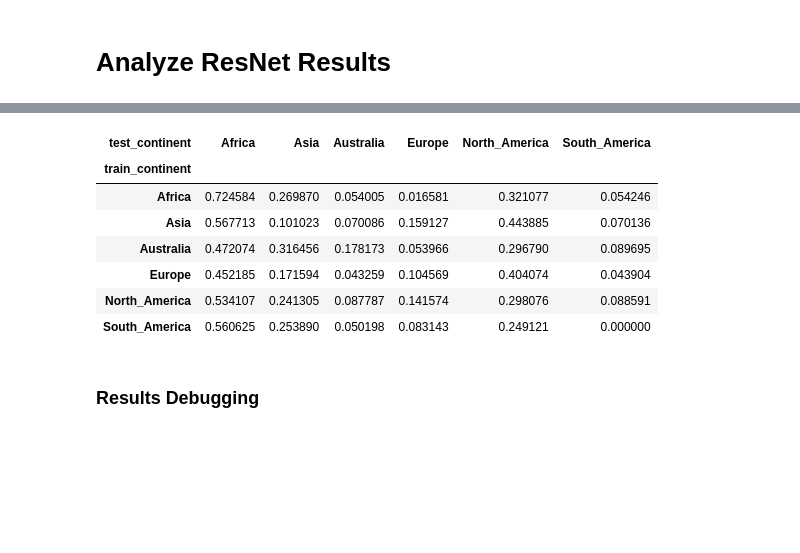
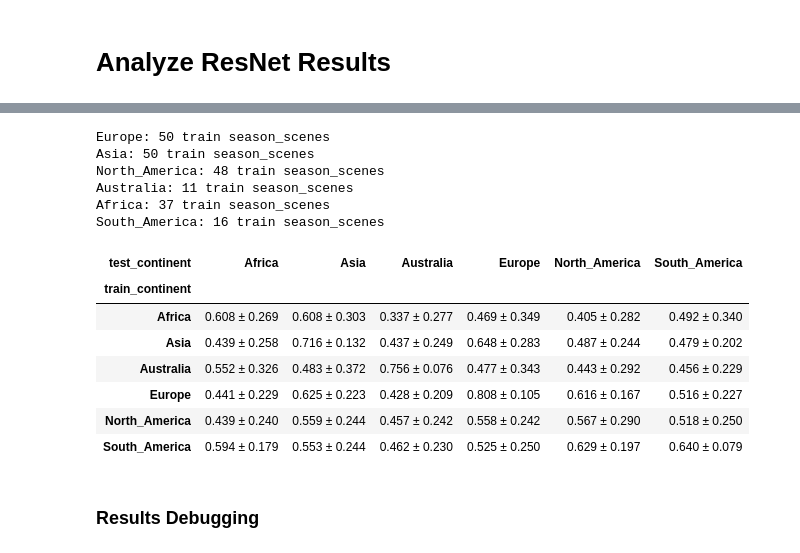
Before and after one commit to lucashu1/land-cover, a Jupyter notebook: sen12ms_viz.ipynb, the cells around one changed output, grey strips where cells are left out. Drawn from its saved outputs; the diff is of its cells as text; code cells hidden in the pictures; blank space fills up the shorter version.

Commit message:
update results notebook

```diff
--- a/sen12ms_viz.ipynb
+++ b/sen12ms_viz.ipynb
@@ -85,7 +85,7 @@ def scene_dir_to_season_scene(scene_dir):
     scene = season_scene.split('_')[1]
     return "{}_{}".format(season, scene)
 
-def get_train_season_scenes(results_file):
+def get_train_val_season_scenes(results_file):
     '''
     Given a results filepath, get the corresponding train-val-split filepath
     '''
@@ -96,12 +96,13 @@ def get_train_season_scenes(results_file):
     else:
         return None
     train_val_split_file = os.path.join(train_val_splits_dir, \
-                                        results_file.replace('weights_results.pkl', 'train-val-split.json'))
+                                        results_file.replace('results.json', 'train-val-split.json'))
     train_val_split = json.load(open(train_val_split_file))
     train_scene_dirs = train_val_split['train_scene_dirs']
     val_scene_dirs = train_val_split['val_scene_dirs']
     train_season_scenes = [scene_dir_to_season_scene(scene_dir) for scene_dir in train_scene_dirs]
-    return train_season_scenes
+    val_season_scenes = [scene_dir_to_season_scene(scene_dir) for scene_dir in val_scene_dirs]
+    return train_season_scenes, val_season_scenes
 # %%
 ### RESULTS BY SEASON ###
 
@@ -176,52 +187,60 @@ train_continent_to_test_continent_results = defaultdict(lambda: defaultdict(list
 with open('./all_scene_locations.json', 'r') as f:
     all_scene_locations = json.load(f)
 
 continent_model_results = [fname for fname in os.listdir(results_dir) \
-                            if 'continent' in fname and fname.endswith('.pkl')]
+                            if 'continent' in fname and fname.endswith('.json')]
 
 # iterate over all files in results_dir
 for file in continent_model_results:
     # get pickled results
-    with open(os.path.join(results_dir, file), 'rb') as f:
-        results_by_season = pickle.load(f)
+    with open(os.path.join(results_dir, file), 'r') as f:
+        results_by_season = json.load(f)
     # get train_continent, train_scene from filename
     train_continent = file.split('continent_')[1].split('_resnet')[0]
     # get season_scenes on which this model was trained
-    train_season_scenes = get_train_season_scenes(file)
+    train_season_scenes, val_season_scenes = get_train_val_season_scenes(file)
+    print('{}: {} train season_scenes'.format(train_continent, len(train_season_scenes)))
     # store results in overall dict
     for full_test_season, test_results in results_by_season.items():
         test_season = full_test_season.split('_')[1] # remove 'ROIs'
         for test_scene, (loss, acc) in test_results.items():
             season_scene = "{}_{}".format(test_season, test_scene)
             # if model was trained on this scene, don't use the results
-            # TODO: if you do 'not in', you get train accuracies, which are awful for every continent but Asia
             if season_scene in train_season_scenes:
                 continue
             _, _, test_continent = all_scene_locations["{}_{}".format(full_test_season, test_scene)]
             test_continent = test_continent.replace(' ', '_')
             train_continent_to_test_continent_results[train_continent][test_continent].append(acc)
 
 # train_season --> test_season --> avg accuracy
-avg_train_continent_to_test_continent_results = defaultdict(dict)
+avg_train_continent_to_test_continent_acc = defaultdict(dict)
+avg_train_continent_to_test_continent_std = defaultdict(dict)
 for train_continent in train_continent_to_test_continent_results:
     for test_continent, accs in train_continent_to_test_continent_results[train_continent].items():
-        avg_train_continent_to_test_continent_results[train_continent][test_continent] = np.mean(accs)
+        avg_train_continent_to_test_continent_acc[train_continent][test_continent] = '{:.3f} ± {:.3f}'.format(np.mean(accs), np.std(accs))
+        avg_train_continent_to_test_continent_std[train_continent][test_continent] = np.std(accs)
 
-# get DF of results
-results_df = pd.DataFrame(avg_train_continent_to_test_continent_results)
-results_df = results_df.rename_axis("train_continent", axis="index").rename_axis("test_continent", axis="columns")
-results_df = results_df.sort_index(axis="index").sort_index(axis="columns")
-results_df.name = 'Cross-Continent Classification Accuracy'
-results_df
+# get DF of results (acc)
+acc_df = pd.DataFrame(avg_train_continent_to_test_continent_acc)
+acc_df = acc_df.rename_axis("train_continent", axis="index").rename_axis("test_continent", axis="columns")
+acc_df = acc_df.sort_index(axis="index").sort_index(axis="columns")
+acc_df.name = 'Cross-Continent Classification Accuracy'
+acc_df
 # %% [output]
+Europe: 50 train season_scenes
+Asia: 50 train season_scenes
+North_America: 48 train season_scenes
+Australia: 11 train season_scenes
+Africa: 37 train season_scenes
+South_America: 16 train season_scenes
 | test_continent | Africa | Asia | Australia | Europe | North_America | South_America |
 | train_continent |  |  |  |  |  |  |
-| Africa | 0.724584 | 0.269870 | 0.054005 | 0.016581 | 0.321077 | 0.054246 |
-| Asia | 0.567713 | 0.101023 | 0.070086 | 0.159127 | 0.443885 | 0.070136 |
-| Australia | 0.472074 | 0.316456 | 0.178173 | 0.053966 | 0.296790 | 0.089695 |
-| Europe | 0.452185 | 0.171594 | 0.043259 | 0.104569 | 0.404074 | 0.043904 |
-| North_America | 0.534107 | 0.241305 | 0.087787 | 0.141574 | 0.298076 | 0.088591 |
-| South_America | 0.560625 | 0.253890 | 0.050198 | 0.083143 | 0.249121 | 0.000000 |
+| Africa | 0.608 ± 0.269 | 0.608 ± 0.303 | 0.337 ± 0.277 | 0.469 ± 0.349 | 0.405 ± 0.282 | 0.492 ± 0.340 |
+| Asia | 0.439 ± 0.258 | 0.716 ± 0.132 | 0.437 ± 0.249 | 0.648 ± 0.283 | 0.487 ± 0.244 | 0.479 ± 0.202 |
+| Australia | 0.552 ± 0.326 | 0.483 ± 0.372 | 0.756 ± 0.076 | 0.477 ± 0.343 | 0.443 ± 0.292 | 0.456 ± 0.229 |
+| Europe | 0.441 ± 0.229 | 0.625 ± 0.223 | 0.428 ± 0.209 | 0.808 ± 0.105 | 0.616 ± 0.167 | 0.516 ± 0.227 |
+| North_America | 0.439 ± 0.240 | 0.559 ± 0.244 | 0.457 ± 0.242 | 0.558 ± 0.242 | 0.567 ± 0.290 | 0.518 ± 0.250 |
+| South_America | 0.594 ± 0.179 | 0.553 ± 0.244 | 0.462 ± 0.230 | 0.525 ± 0.250 | 0.629 ± 0.197 | 0.640 ± 0.079 |
 # %% [markdown]
 ### Results Debugging
 # %%
```
Also changed, not shown: parts of 1 cell of this notebook.
